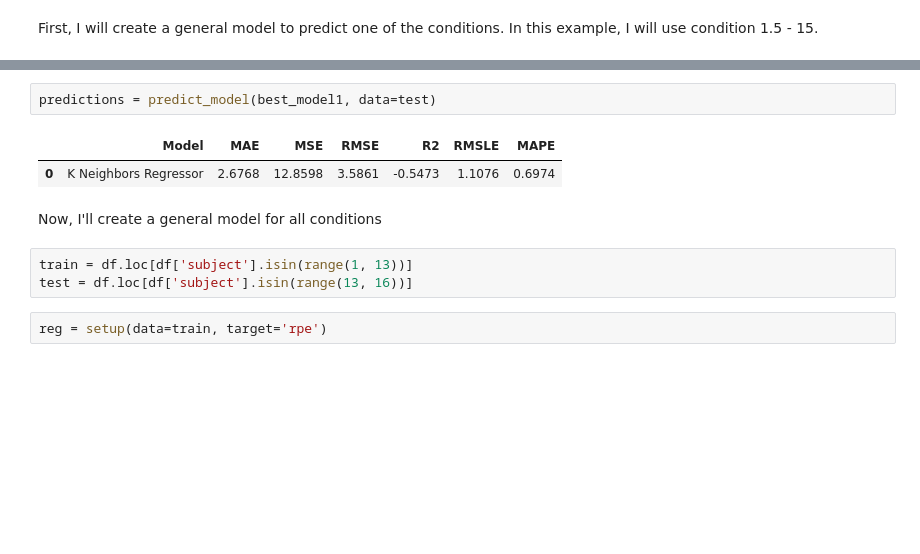
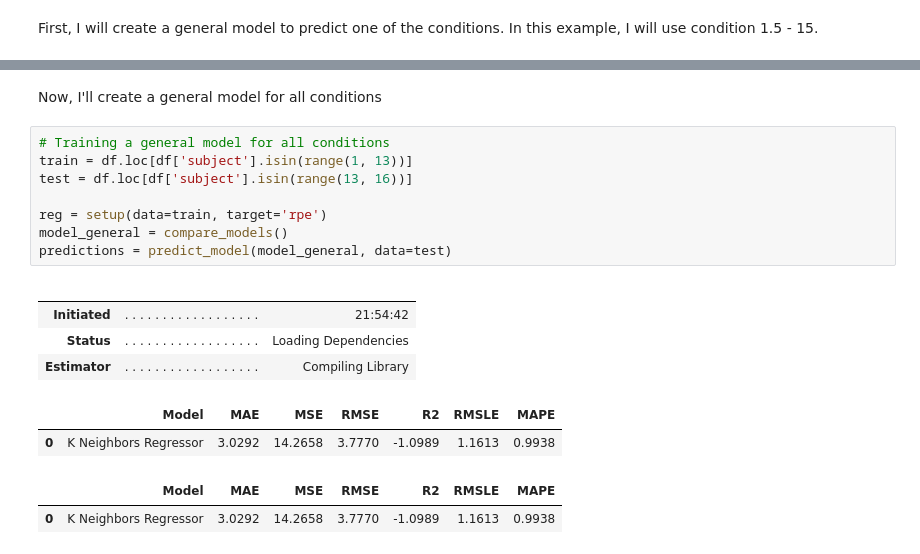
Before and after one commit to fmegahed/shoulder_fatigue_modeling, a Jupyter notebook: models.ipynb, the cells around one changed output, grey strips where cells are left out. Cells and saved outputs as stored; diff of their text form; blank space fills up the shorter version.

```diff
--- a/models.ipynb
+++ b/models.ipynb
@@ -72,12 +77,20 @@ best_model1 = compare_models()
-# %%
-predictions = predict_model(best_model1, data=test)
-# %% [output]
-|  | Model | MAE | MSE | RMSE | R2 | RMSLE | MAPE |
-| 0 | K Neighbors Regressor | 2.6768 | 12.8598 | 3.5861 | -0.5473 | 1.1076 | 0.6974 |
 # %% [markdown]
 Now, I'll create a general model for all conditions
 # %%
+# Training a general model for all conditions
 train = df.loc[df['subject'].isin(range(1, 13))]
 test = df.loc[df['subject'].isin(range(13, 16))]
+
+reg = setup(data=train, target='rpe')
+model_general = compare_models()
+predictions = predict_model(model_general, data=test)
+# %% [output]
+|  |  |  |
+|  |  |  |
+| Initiated | . . . . . . . . . . . . . . . . . . | 21:54:42 |
+| Status | . . . . . . . . . . . . . . . . . . | Loading Dependencies |
+| Estimator | . . . . . . . . . . . . . . . . . . | Compiling Library |
+|  | Model | MAE | MSE | RMSE | R2 | RMSLE | MAPE |
+| 0 | K Neighbors Regressor | 3.0292 | 14.2658 | 3.7770 | -1.0989 | 1.1613 | 0.9938 |
+|  | Model | MAE | MSE | RMSE | R2 | RMSLE | MAPE |
+| 0 | K Neighbors Regressor | 3.0292 | 14.2658 | 3.7770 | -1.0989 | 1.1613 | 0.9938 |
-# %%
-reg = setup(data=train, target='rpe')
```
Also changed, not shown: parts of 15 cells of this notebook.
